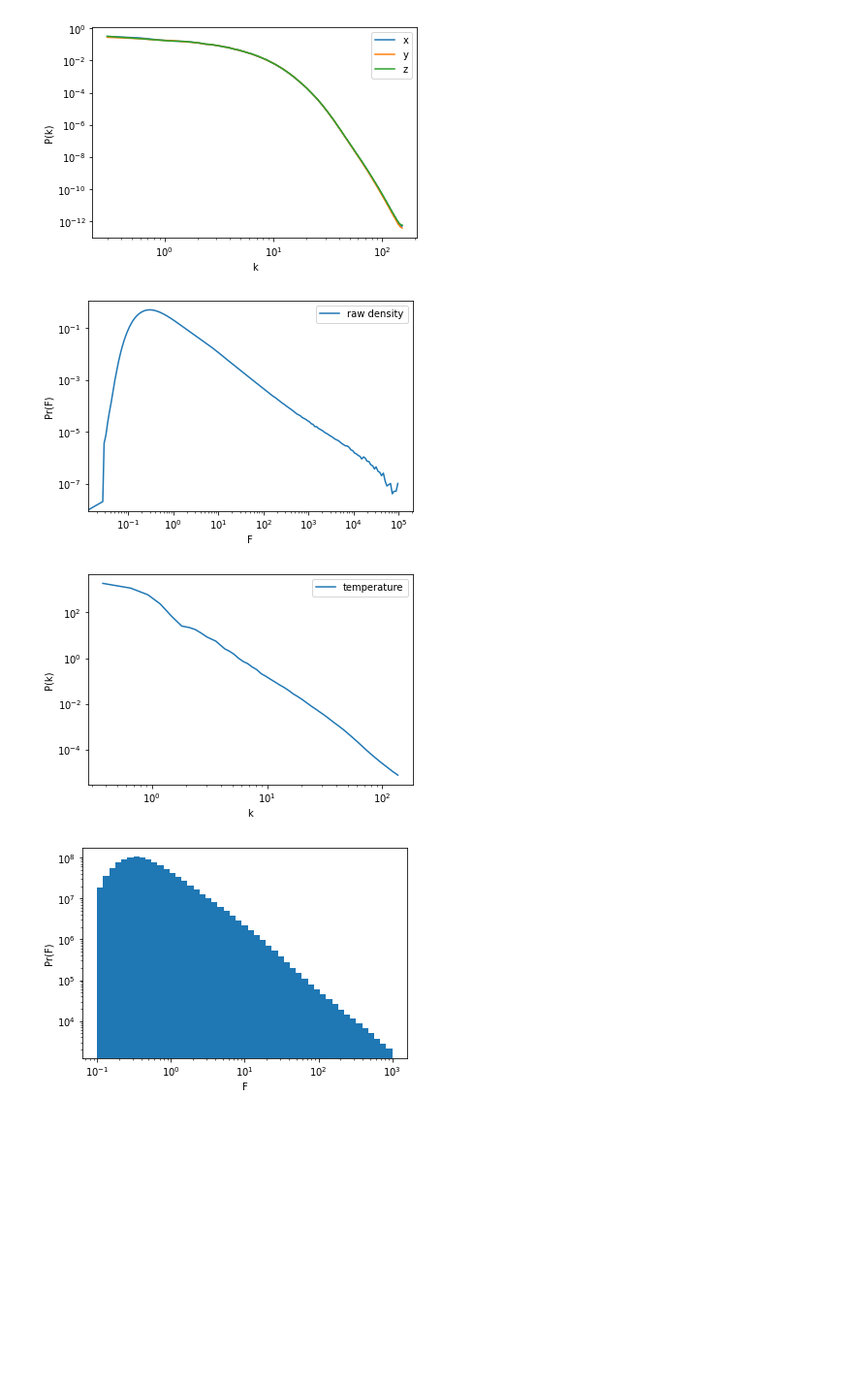
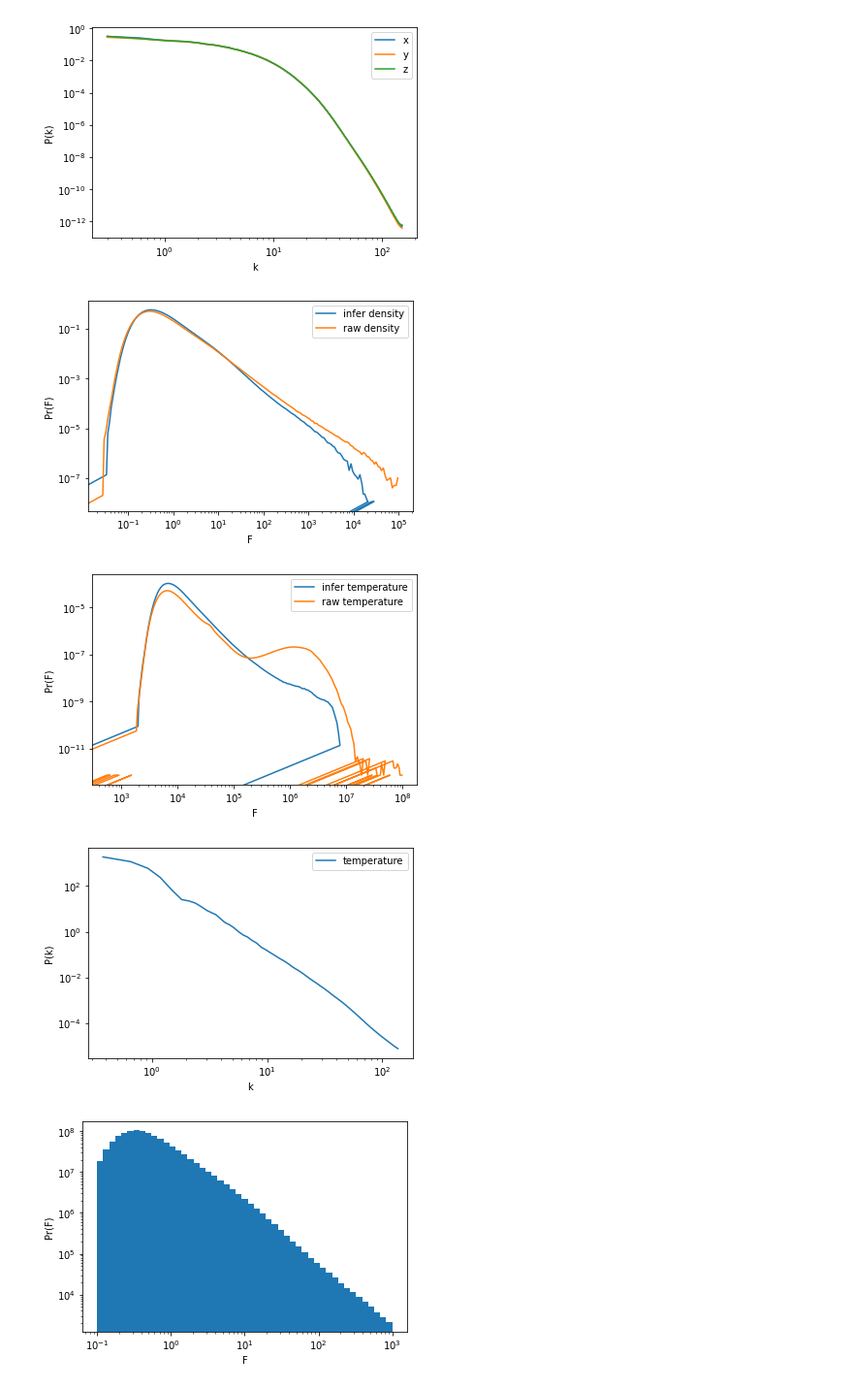
Before and after one commit to c-jacobus/Hydro-ML, a Jupyter notebook: Notebook.ipynb, the cells around one changed output. Shown at 97% size. Saved outputs shown, nothing was run; the diff lists cells and outputs as text; code cells hidden in the pictures; blank space fills up the shorter version.

Commit message:
multi-GPU inference

```diff
--- a/Notebook.ipynb
+++ b/Notebook.ipynb
@@ -38,45 +38,54 @@ fig.show()
 [figure]
 [figure]
 # %%
-rho_pdf = np.loadtxt('/global/u1/c/cjacobus/gimlet/master/apps/sim_stats/out_rhob_pdf.txt')
+rho_pdf = np.loadtxt('/global/u1/c/cjacobus/gimlet/master/apps/sim_stats/next_out_rhob_pdf.txt')
 raw_rho_pdf = np.loadtxt('/global/u1/c/cjacobus/gimlet/master/apps/sim_stats/raw_out_rhob_pdf.txt')
-temp_pdf = np.loadtxt('/global/u1/c/cjacobus/gimlet/master/apps/sim_stats/out_temp_pdf.txt')
+temp_pdf = np.loadtxt('/global/u1/c/cjacobus/gimlet/master/apps/sim_stats/next_out_temp_pdf.txt')
 raw_temp_pdf = np.loadtxt('/global/u1/c/cjacobus/gimlet/master/apps/sim_stats/raw_out_temp_pdf.txt')
 
-rho_3dps = np.loadtxt('/global/u1/c/cjacobus/gimlet/master/apps/sim_stats/raw_out_rhob_ps3d.txt')
+rho_3dps = np.loadtxt('/global/u1/c/cjacobus/gimlet/master/apps/sim_stats/next_out_rhob_ps3d.txt')
 raw_rho_3dps = np.loadtxt('/global/u1/c/cjacobus/gimlet/master/apps/sim_stats/raw_out_rhob_ps3d.txt')
 temp_3dps = np.loadtxt('/global/u1/c/cjacobus/gimlet/master/apps/sim_stats/raw_out_temp_ps3d.txt')
 
 
 fig, ax = plt.subplots()
-#ax.plot(rho_pdf[:,2], rho_pdf[:,3], label='infer density')
+ax.plot(rho_pdf[:,2], rho_pdf[:,3], label='infer density')
 ax.plot(raw_rho_pdf[:,2], raw_rho_pdf[:,3], label='raw density')
 
-#ax.plot(temp_pdf[:,2], temp_pdf[:,3], label='infer temperature')
-#ax.plot(raw_temp_pdf[:,2], raw_temp_pdf[:,3], label='raw temperature')
+ax.set_xlabel('F')
+ax.set_ylabel('Pr(F)')
+ax.set_yscale('log')
+ax.set_xscale('log')
+ax.legend()
+fig.show()
+
+fig, ax = plt.subplots()
+ax.plot(temp_pdf[:,2], temp_pdf[:,3], label='infer temperature')
+ax.plot(raw_temp_pdf[:,2], raw_temp_pdf[:,3], label='raw temperature')
 
 ax.set_xlabel('F')
 ax.set_ylabel('Pr(F)')
 ax.set_yscale('log')
 ax.set_xscale('log')
 ax.legend()
 fig.show()
 
 
 fig, ax = plt.subplots()
 #ax.plot(rho_3dps[:,2], rho_3dps[:,3], label='density')
 ax.plot(temp_3dps[:,2], temp_3dps[:,3], label='temperature')
 
 
 ax.set_xlabel('k')
 ax.set_ylabel('P(k)')
 ax.set_yscale('log')
 ax.set_xscale('log')
 ax.legend()
 fig.show()
 # %% [output]
-[figure, old version]
+[figure, new version]
-[figure, old version]
+[figure, new version]
+[figure, added]
 # %%
 dtype=np.single
 predict = h5py.File('/pscratch/sd/c/cjacobus/ml-pm-training-2022/logs/vanilla/4GPU/00/inference_vanilla_size_512_trim_64.h5', 'r')
```
Also changed, not shown: parts of 5 cells of this notebook, 4 other files.
